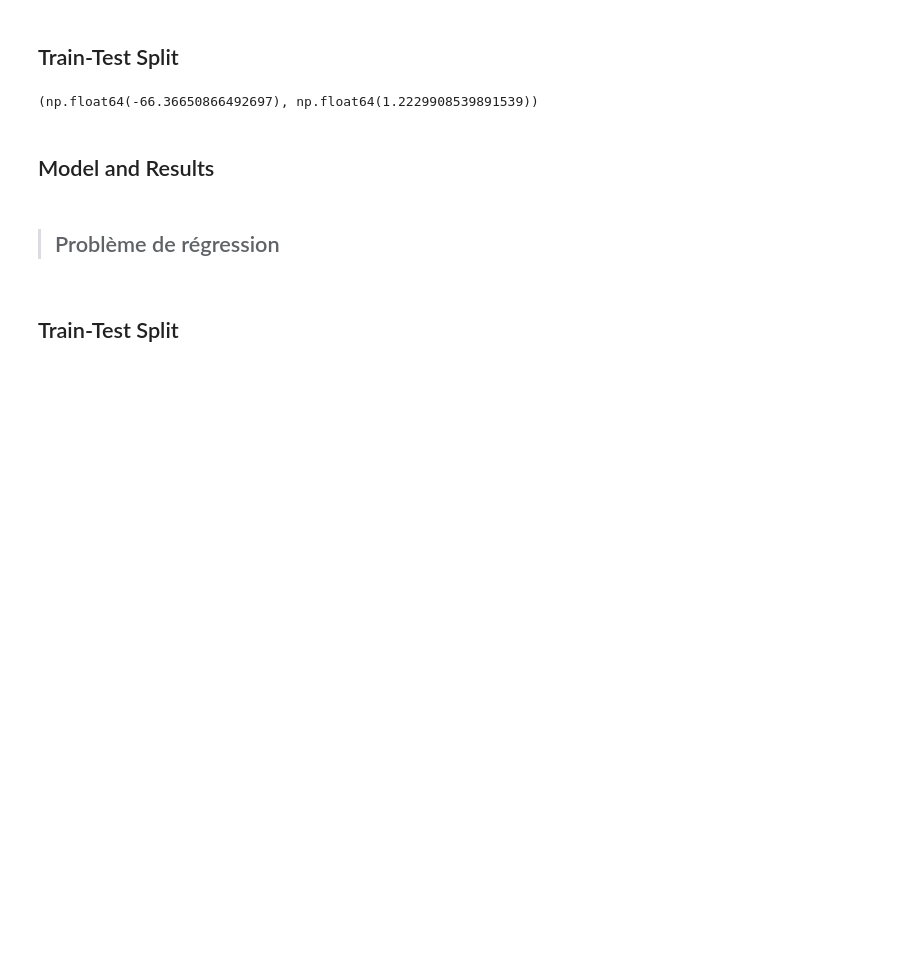
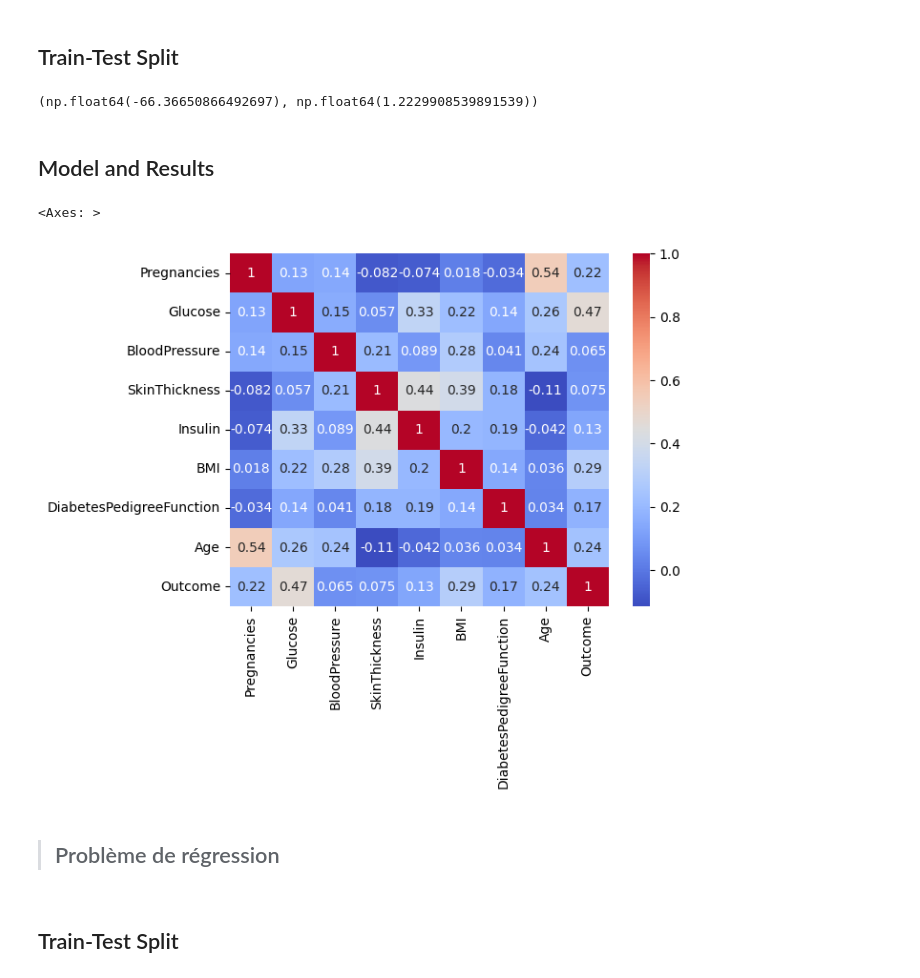
Before and after one commit to moha78000/ModelisationMathBUT, a Jupyter notebook: TP/0_IntroSKL.ipynb, the cells around one changed output. Cells and saved outputs as stored; diff of their text form; code cells hidden in the pictures; blank space fills up the shorter version.

```diff
--- a/TP/0_IntroSKL.ipynb
+++ b/TP/0_IntroSKL.ipynb
@@ -220,6 +220,19 @@ beta_hat_0, beta_hat_1
 (np.float64(-66.36650866492697), np.float64(1.2229908539891539))
 # %% [markdown]
 ## Model and Results
+# %%
+for col in ["Glucose", "BloodPressure", "SkinThickness", "Insulin", "BMI"]:
+
+    mean = df[df[col] != 0][col].mean()
+    df[col] = df[col].replace(0, mean)
+    print((df[col] == 0).sum())
+# %%
+# correlation matrix
+corr_matrix = df.corr()
+sns.heatmap(corr_matrix, annot=True, cmap='coolwarm')
+# %% [output]
+<Axes: >
+[figure, added]
 # %% [markdown]
 > ## Problème de régression
 # %% [markdown]
```
Also changed, not shown: parts of 2 cells of this notebook, 1 other file.
